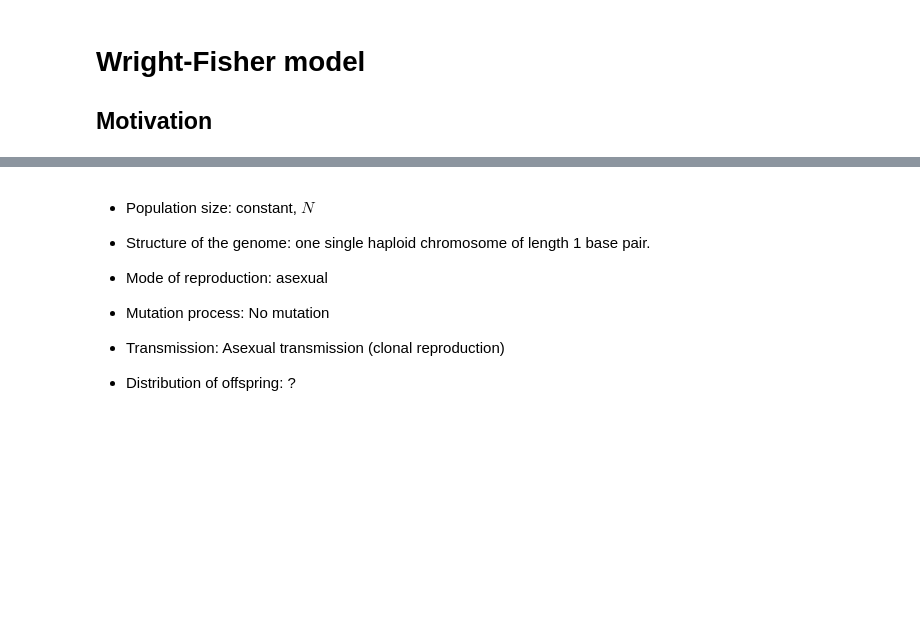
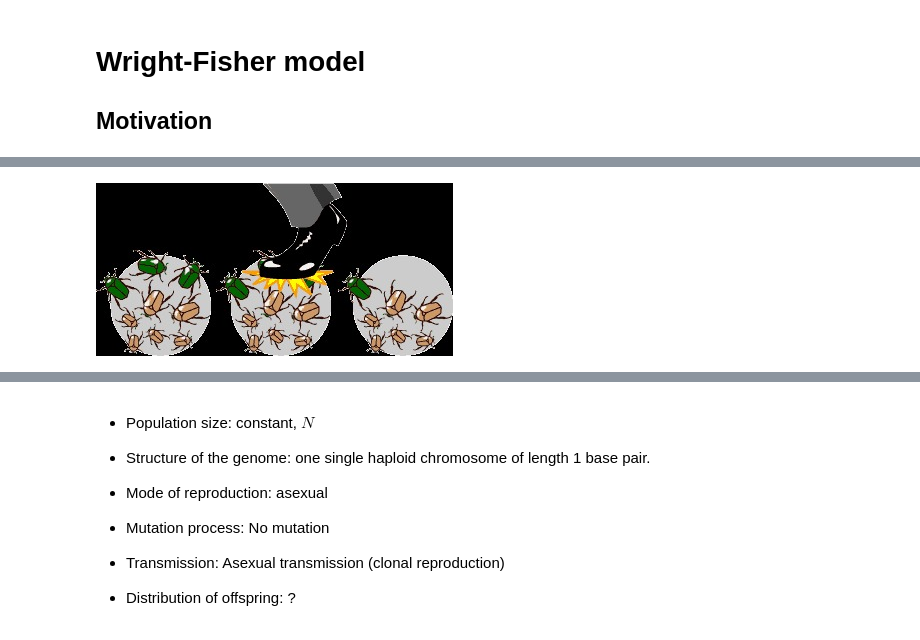
Before and after one commit to bharathi-srini/Monte_Carlo_Population_Genetics_Experiment, a Jupyter notebook: Simulations/wright_fisher-MC-simu.ipynb, the cells around one changed output, grey strips where cells are left out. Drawn from its saved outputs; the diff is of its cells as text; code cells hidden in the pictures; blank space fills up the shorter version.

```diff
--- a/Simulations/wright_fisher-MC-simu.ipynb
+++ b/Simulations/wright_fisher-MC-simu.ipynb
@@ -3,0 +13,4 @@
+# %%
+Image("/Users/BharathiSrinivasan/Downloads/beetles_mech3.jpg", embed=True)
+# %% [output]
+[figure, added]
```
Also changed, not shown: parts of 34 cells of this notebook.
